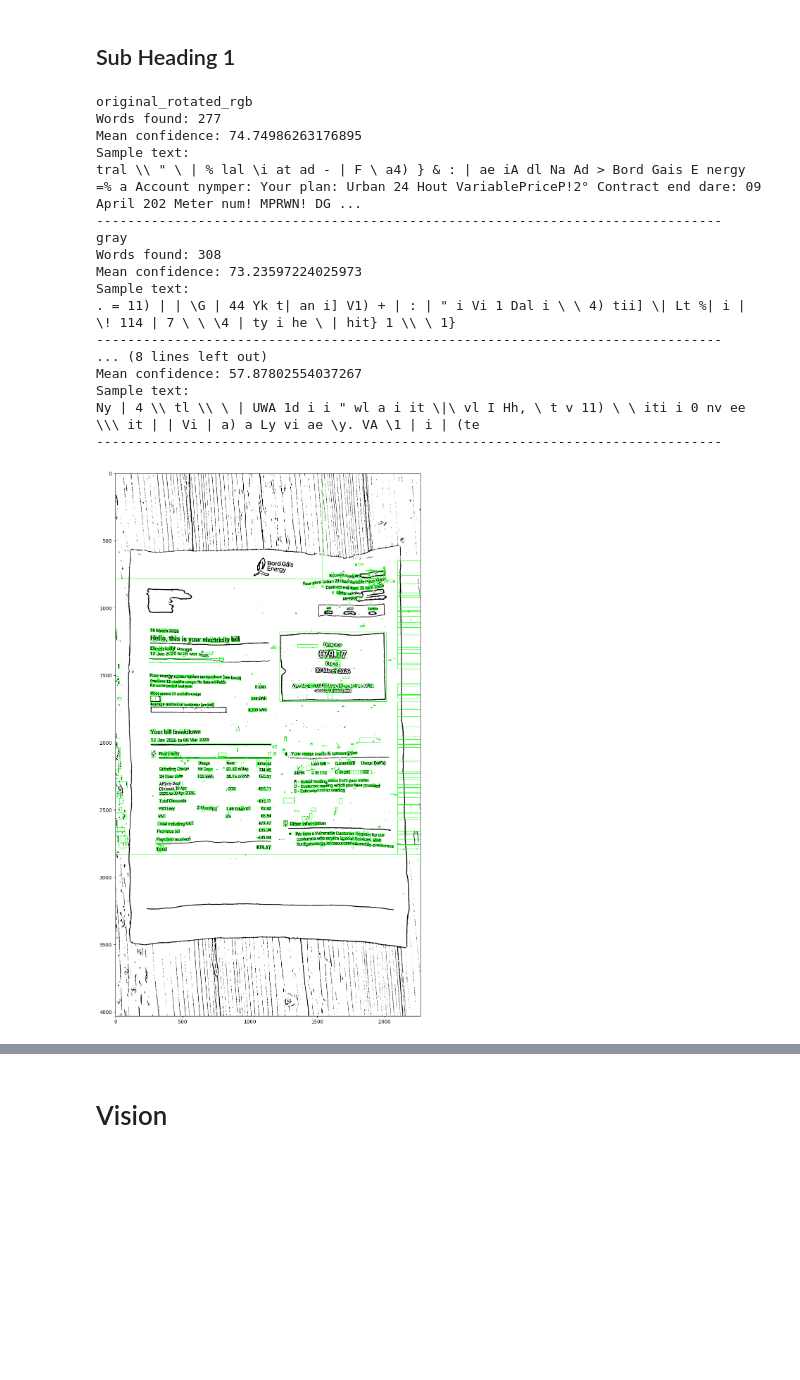
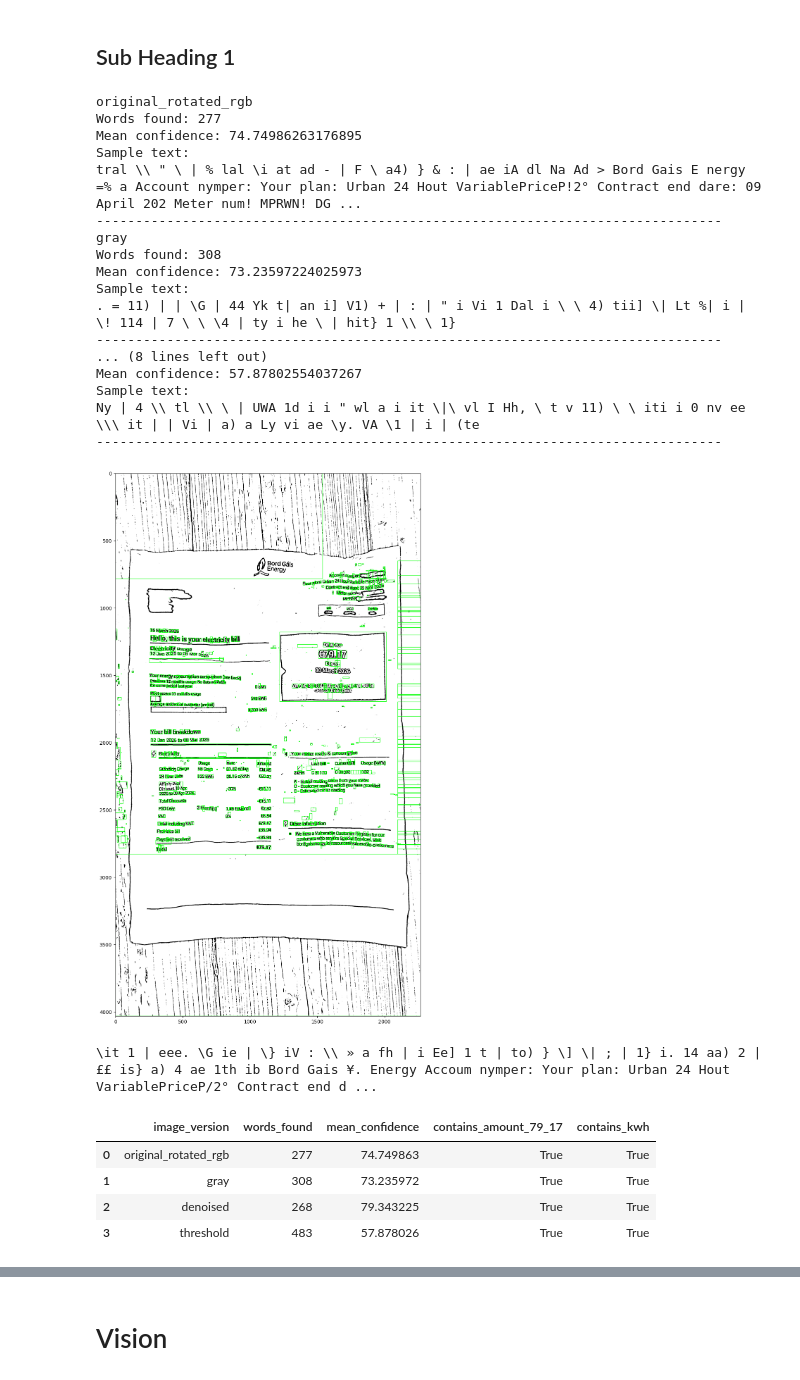
Before and after one commit to ATU-BDAAI/ca2-assignment-one-random-random-1, a Jupyter notebook: CA2_Template.ipynb, the cells around one changed output, grey strips where cells are left out. Saved outputs shown, nothing was run; the diff lists cells and outputs as text; code cells hidden in the pictures; blank space fills up the shorter version.

```diff
--- a/CA2_Template.ipynb
+++ b/CA2_Template.ipynb
@@ -213,8 +309,8 @@ for name, df in ocr_results.items():
     print("-" * 80)
 
 show_boxes_around_chars(cv2.cvtColor(threshold_applied_utility_bill_1_img, cv2.COLOR_GRAY2BGR))
-
-best_utility_bill_version = "threshold"
+## Setting best for use later.
+best_utility_bill_version = "denoised" # "threshold"
 best_utility_bill_ocr_df = ocr_results[best_utility_bill_version]
 best_utility_bill_text = " ".join(best_utility_bill_ocr_df["text"].astype(str))
 
@@ -279,30 +375,36 @@ ocr_summary_df
 
 #     chunk_text = chunk_for_entity if chunk_for_entity is not None else ""
 #     print(f"{entity.text:30} {entity.label_:12} {chunk_text:35}")
 
 ## Figure out the meaningful parts using TF-IDF or Bag of Words and NER. (Sentiment analysis could be good for book or acedemic paper)
 
 ## Categorise the sections. For the instructions and acedemic paper could try figure out the link between steps aswell as links to images
 
 ## Potentially remove the stop words, but be aware this could impact the Parts of Speech work later
 
 ## Consider grouping into Topics but not sure on this one and if it should live in this section or be included at all.
 # %% [output]
 original_rotated_rgb
 Words found: 277
 Mean confidence: 74.74986263176895
 Sample text:
 tral \\ " \ | % lal \i at ad - | F \ a4) } & : | ae iA dl Na Ad > Bord Gais E nergy =% a Account nymper: Your plan: Urban 24 Hout VariablePriceP!2° Contract end dare: 09 April 202 Meter num! MPRWN! DG ...
 --------------------------------------------------------------------------------
 gray
 Words found: 308
 Mean confidence: 73.23597224025973
 Sample text:
 . = 11) | | \G | 44 Yk t| an i] V1) + | : | " i Vi 1 Dal i \ \ 4) tii] \| Lt %| i | \! 114 | 7 \ \ \4 | ty i he \ | hit} 1 \\ \ 1}
 --------------------------------------------------------------------------------
 ... (8 lines left out)
 Mean confidence: 57.87802554037267
 Sample text:
 Ny | 4 \\ tl \\ \ | UWA 1d i i " wl a i it \|\ vl I Hh, \ t v 11) \ \ iti i 0 nv ee \\\ it | | Vi | a) a Ly vi ae \y. VA \1 | i | (te
 --------------------------------------------------------------------------------
 [figure]
+\it 1 | eee. \G ie | \} iV : \\ » a fh | i Ee] 1 t | to) } \] \| ; | 1} i. 14 aa) 2 | ££ is} a) 4 ae 1th ib Bord Gais ¥. Energy Accoum nymper: Your plan: Urban 24 Hout VariablePriceP/2° Contract end d ...
+|  | image_version | words_found | mean_confidence | contains_amount_79_17 | contains_kwh |
+| 0 | original_rotated_rgb | 277 | 74.749863 | True | True |
+| 1 | gray | 308 | 73.235972 | True | True |
+| 2 | denoised | 268 | 79.343225 | True | True |
+| 3 | threshold | 483 | 57.878026 | True | True |
```
Also changed, not shown: parts of 5 cells of this notebook, 2 other files.
